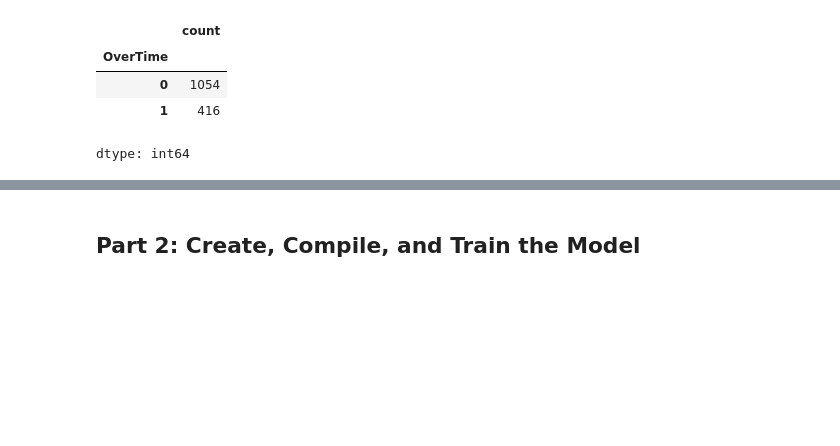
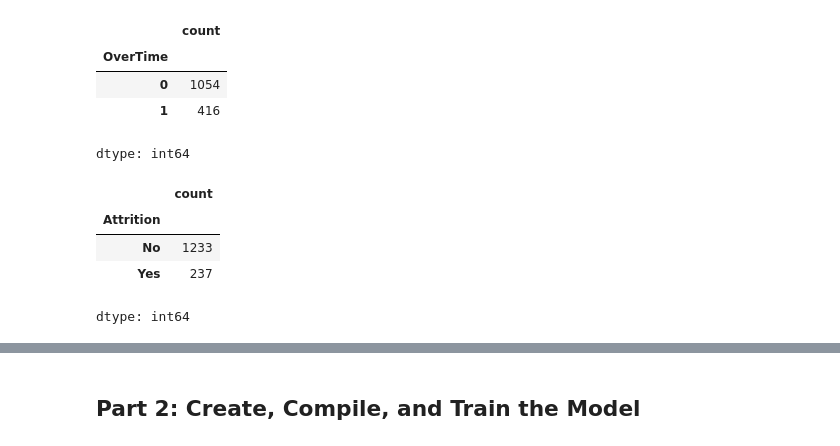
Before and after one commit to sowmyarshetty/neural-network-challenge-2, a Jupyter notebook: attrition.ipynb, the cells around one changed output, grey strips where cells are left out. Cells and saved outputs as stored; diff of their text form; code cells hidden in the pictures; blank space fills up the shorter version.

```diff
--- a/attrition.ipynb
+++ b/attrition.ipynb
@@ -100,3 +100,11 @@ X_train_scaled = scaler.fit_transform(X_train)
 
 # Scale the training and testing data
 X_test_scaled = scaler.transform(X_test)
+# %%
+y_df['Attrition'].value_counts()
+# %% [output]
+|  | count |
+| Attrition |  |
+| No | 1233 |
+| Yes | 237 |
+dtype: int64
```
Also changed, not shown: parts of 12 cells of this notebook.
